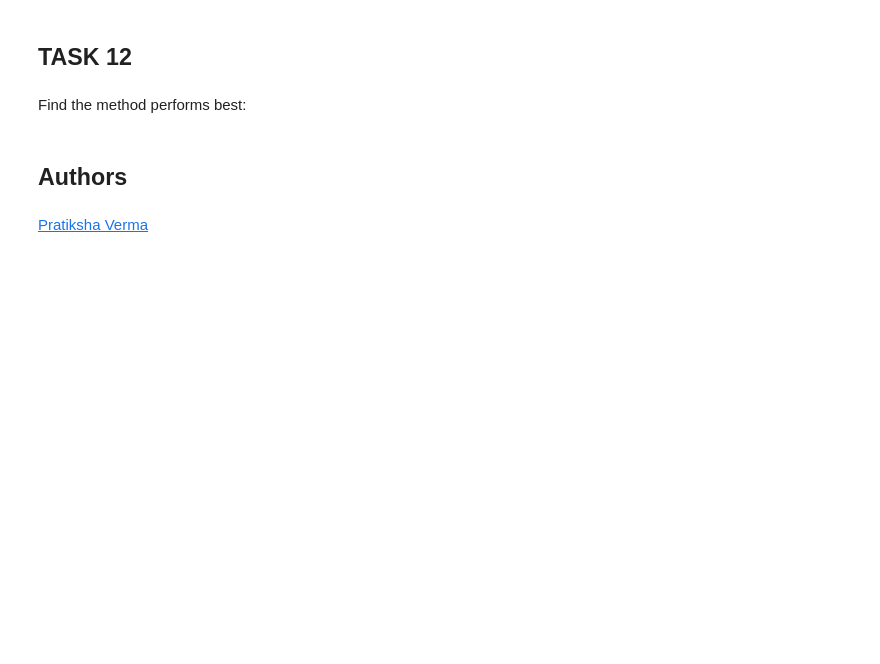
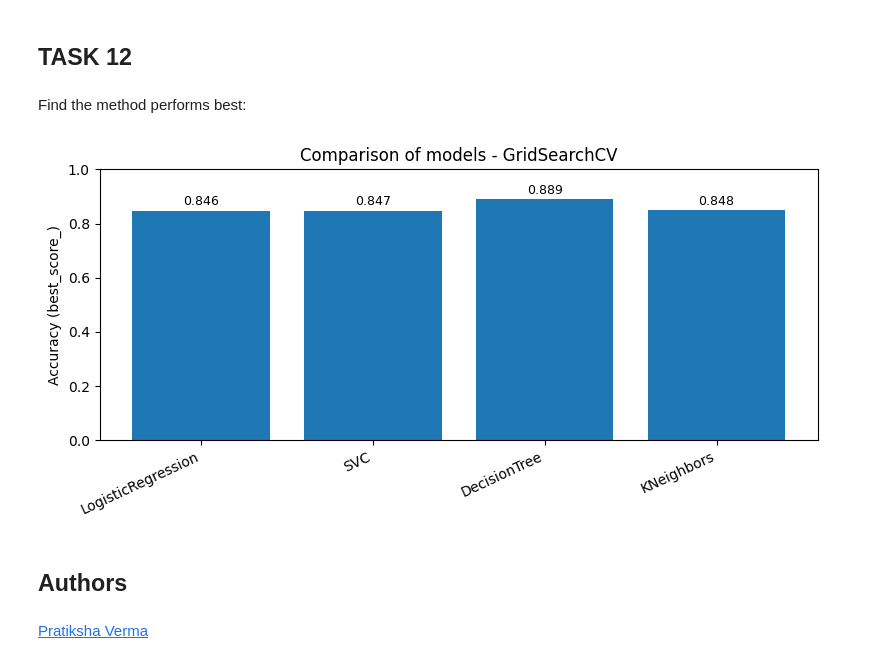
Before and after one commit to AlbertoPRADOU/CapStone, a Jupyter notebook: SpaceX_Machine Learning Prediction_Part_5.ipynb, the cells around one changed output. Saved outputs shown, nothing was run; the diff lists cells and outputs as text; code cells hidden in the pictures; blank space fills up the shorter version.

```diff
--- a/SpaceX_Machine Learning Prediction_Part_5.ipynb
+++ b/SpaceX_Machine Learning Prediction_Part_5.ipynb
@@ -380,6 +373,53 @@ plot_confusion_matrix(Y_test,yhat)
 ## TASK  12
 # %% [markdown]
 Find the method performs best:
+# %%
+import matplotlib.pyplot as plt
+import numpy as np
+
+# Datos (ajusta si cambian)
+models = [
+    "LogisticRegression",
+    "SVC",
+    "DecisionTree",
+    "KNeighbors"
+]
+accuracies = [
+    0.8464285714285713,
+    0.8472222222222223,
+    0.8892857142857145,
+    0.8482142857142858
+]
+# (opcional) hiperparámetros si quieres mostrarlos en otro sitio
+params = [
+    "{'C':1,'penalty':'l2','solver':'lbfgs'}",
+    "{'C':1,'gamma':0.01,'kernel':'sigmoid'}",
+    "{'criterion':'gini','max_depth':4,'max_features':'sqrt','min_samples_leaf':2,'min_samples_split':10,'splitter':'random'}",
+    "{'algorithm':'auto','n_neighbors':10,'p':1}"
+]
+
+# Gráfico
+x = np.arange(len(models))
+fig, ax = plt.subplots(figsize=(8,4))
+
+ax.bar(x, accuracies)
+ax.set_xticks(x)
+ax.set_xticklabels(models, rotation=25, ha='right')
+ax.set_ylabel("Accuracy (best_score_)")
+ax.set_ylim(0, 1)
+ax.set_title("Comparison of models - GridSearchCV")
+
+# Etiquetas sobre las barras
+for i, v in enumerate(accuracies):
+    ax.text(i, v + 0.01, f"{v:.3f}", ha="center", va="bottom", fontsize=9)
+
+plt.tight_layout()
+plt.show()
+
+# Guardar imagen
+fig.savefig("model_accuracies_bar.png", dpi=200)
+# %% [output]
+[figure, added]
 # %% [markdown]
 ## Authors
 # %% [markdown]
```
Also changed, not shown: parts of 15 cells of this notebook.
